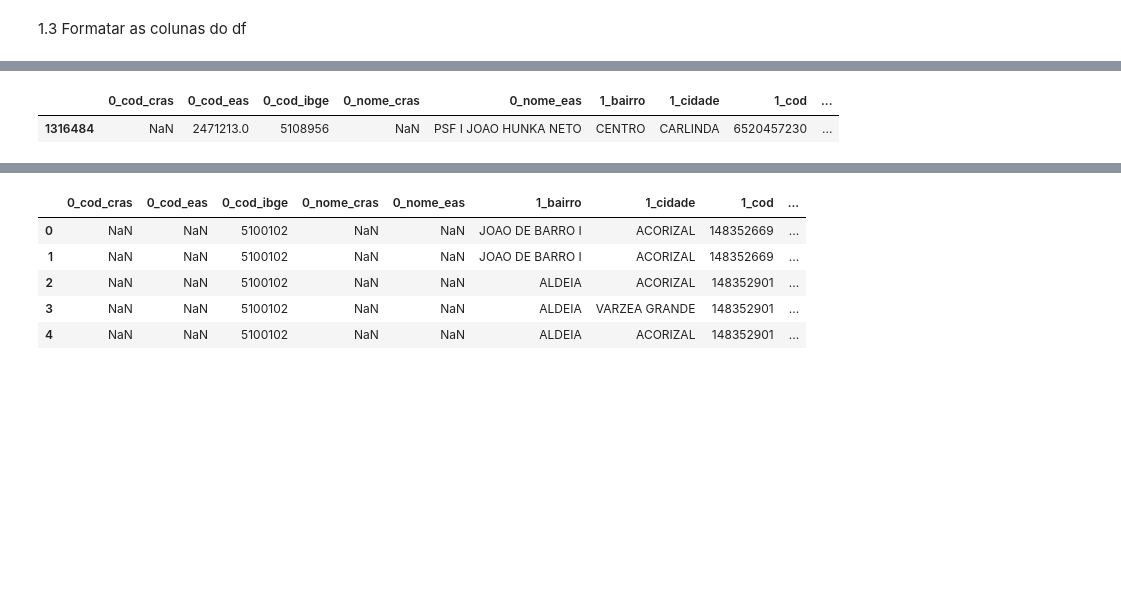
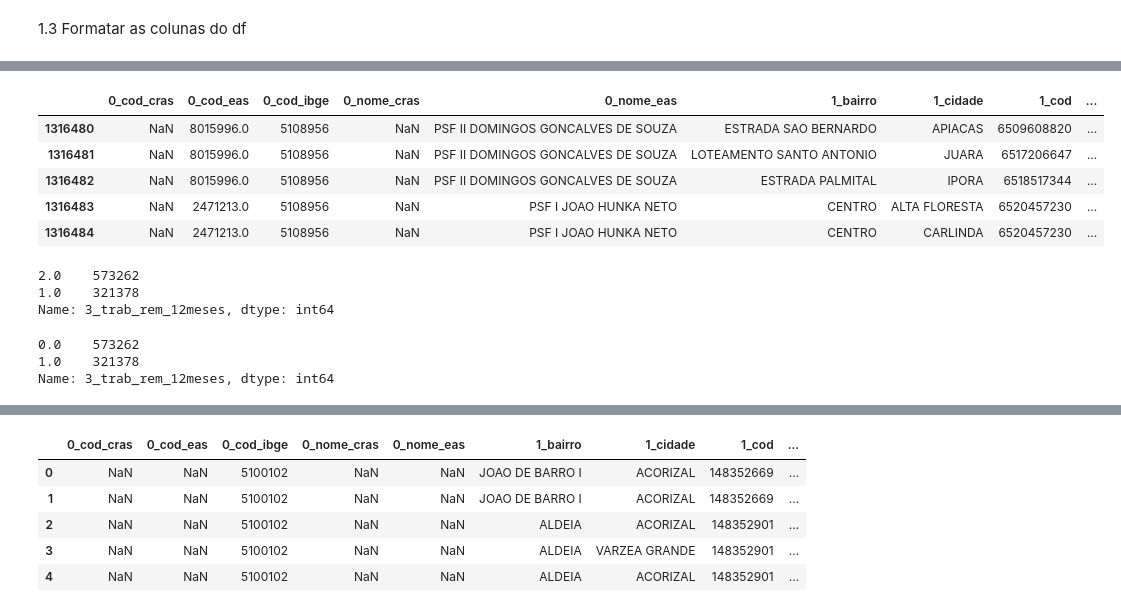
Before and after one commit to fernandovieira1/os_240-2021_setasc, a Jupyter notebook: analise_os.ipynb, the cells around one changed output, grey strips where cells are left out. Cells and saved outputs as stored; diff of their text form; code cells hidden in the pictures; blank space fills up the shorter version.

```diff
--- a/analise_os.ipynb
+++ b/analise_os.ipynb
@@ -123,5 +130,18 @@ serem.drop(['Q52', 'Q53'], axis=1, inplace=True)
 # %%
-serem.tail(1)
+serem.tail()
 # %% [output]
 |  | 0_cod_cras | 0_cod_eas | 0_cod_ibge | 0_nome_cras | 0_nome_eas | 1_bairro | 1_cidade | 1_cod | ... |
+| 1316480 | NaN | 8015996.0 | 5108956 | NaN | PSF II DOMINGOS GONCALVES DE SOUZA | ESTRADA SAO BERNARDO | APIACAS | 6509608820 | ... |
+| 1316481 | NaN | 8015996.0 | 5108956 | NaN | PSF II DOMINGOS GONCALVES DE SOUZA | LOTEAMENTO SANTO ANTONIO | JUARA | 6517206647 | ... |
+| 1316482 | NaN | 8015996.0 | 5108956 | NaN | PSF II DOMINGOS GONCALVES DE SOUZA | ESTRADA PALMITAL | IPORA | 6518517344 | ... |
+| 1316483 | NaN | 2471213.0 | 5108956 | NaN | PSF I JOAO HUNKA NETO | CENTRO | ALTA FLORESTA | 6520457230 | ... |
 | 1316484 | NaN | 2471213.0 | 5108956 | NaN | PSF I JOAO HUNKA NETO | CENTRO | CARLINDA | 6520457230 | ... |
+# %%
+serem['3_trab_rem_12meses'].value_counts()
+# transformar em binário
+# subtituir 2 por False
+# repetir a formatação da coluna pbf
+# %% [output]
+2.0    573262
+1.0    321378
+Name: 3_trab_rem_12meses, dtype: int64
@@ -128,3 +151,9 @@ serem.tail(1)
+# %%
+serem['3_trab_rem_12meses'].value_counts()
+# %% [output]
+0.0    573262
+1.0    321378
+Name: 3_trab_rem_12meses, dtype: int64
 # %%
 ## Configurar os tipos dos dados nas colunas
 # descrição (pandas type)
```
Also changed, not shown: parts of 13 cells of this notebook.
